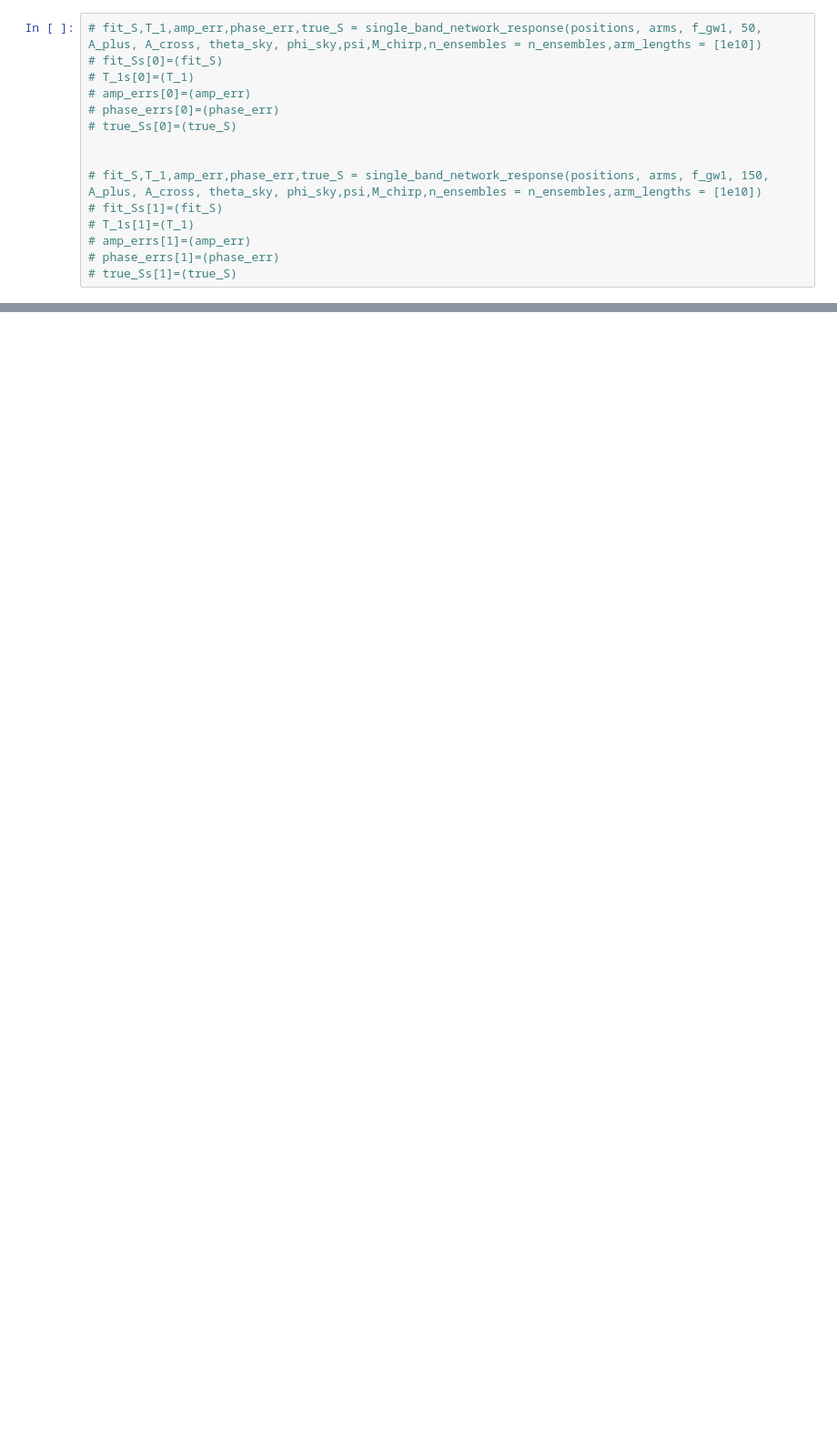
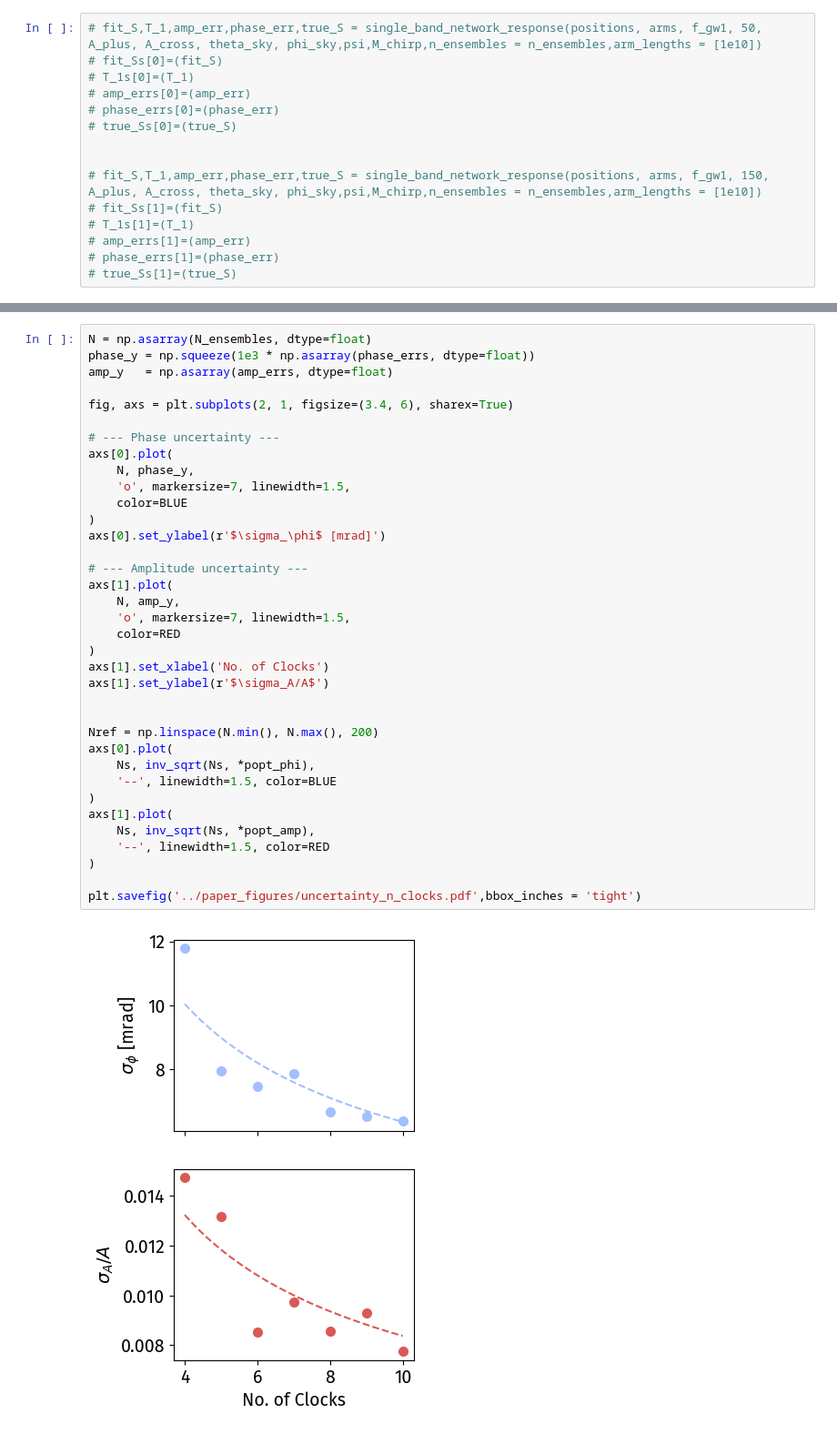
Before and after one commit to dhruvaganapathy/clock_gw_detection, a Jupyter notebook: dhruva_code/detector_network.ipynb, the cells around one changed output, grey strips where cells are left out. Shown at 91% size. Drawn from its saved outputs; the diff is of its cells as text; blank space fills up the shorter version.

```diff
--- a/dhruva_code/detector_network.ipynb
+++ b/dhruva_code/detector_network.ipynb
@@ -984,0 +1104,38 @@ print(np.array(T_1s)/3600)
+# %%
+N = np.asarray(N_ensembles, dtype=float)
+phase_y = np.squeeze(1e3 * np.asarray(phase_errs, dtype=float))
+amp_y   = np.asarray(amp_errs, dtype=float)
+
+fig, axs = plt.subplots(2, 1, figsize=(3.4, 6), sharex=True)
+
+# --- Phase uncertainty ---
+axs[0].plot(
+    N, phase_y,
+    'o', markersize=7, linewidth=1.5,
+    color=BLUE
+)
+axs[0].set_ylabel(r'$\sigma_\phi$ [mrad]')
+
+# --- Amplitude uncertainty ---
+axs[1].plot(
+    N, amp_y,
+    'o', markersize=7, linewidth=1.5,
+    color=RED
+)
+axs[1].set_xlabel('No. of Clocks')
+axs[1].set_ylabel(r'$\sigma_A/A$')
+
+
+Nref = np.linspace(N.min(), N.max(), 200)
+axs[0].plot(
+    Ns, inv_sqrt(Ns, *popt_phi),
+    '--', linewidth=1.5, color=BLUE
+)
+axs[1].plot(
+    Ns, inv_sqrt(Ns, *popt_amp),
+    '--', linewidth=1.5, color=RED
+)
+
+plt.savefig('../paper_figures/uncertainty_n_clocks.pdf',bbox_inches = 'tight')
+# %% [output]
+[figure, added]
```
Also changed, not shown: parts of 17 cells of this notebook, 26 other files.
